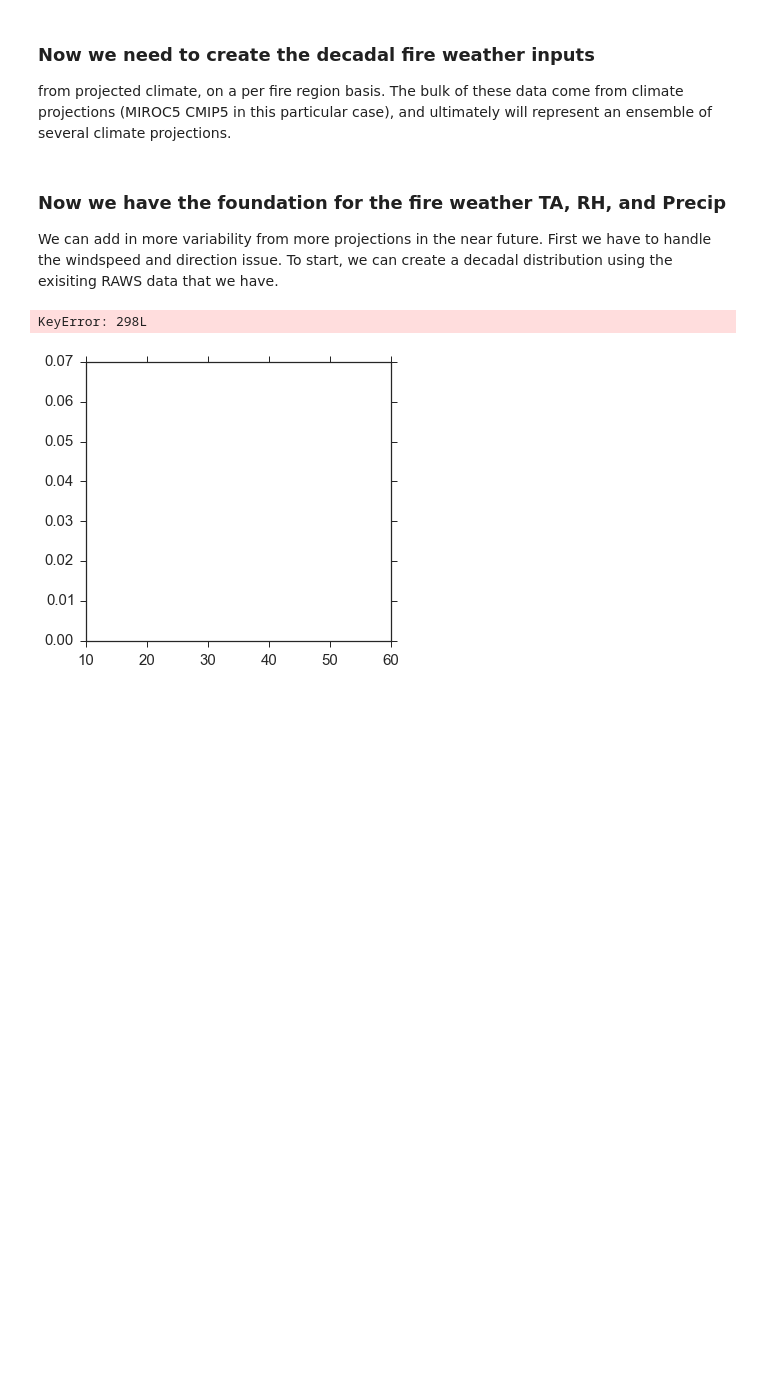
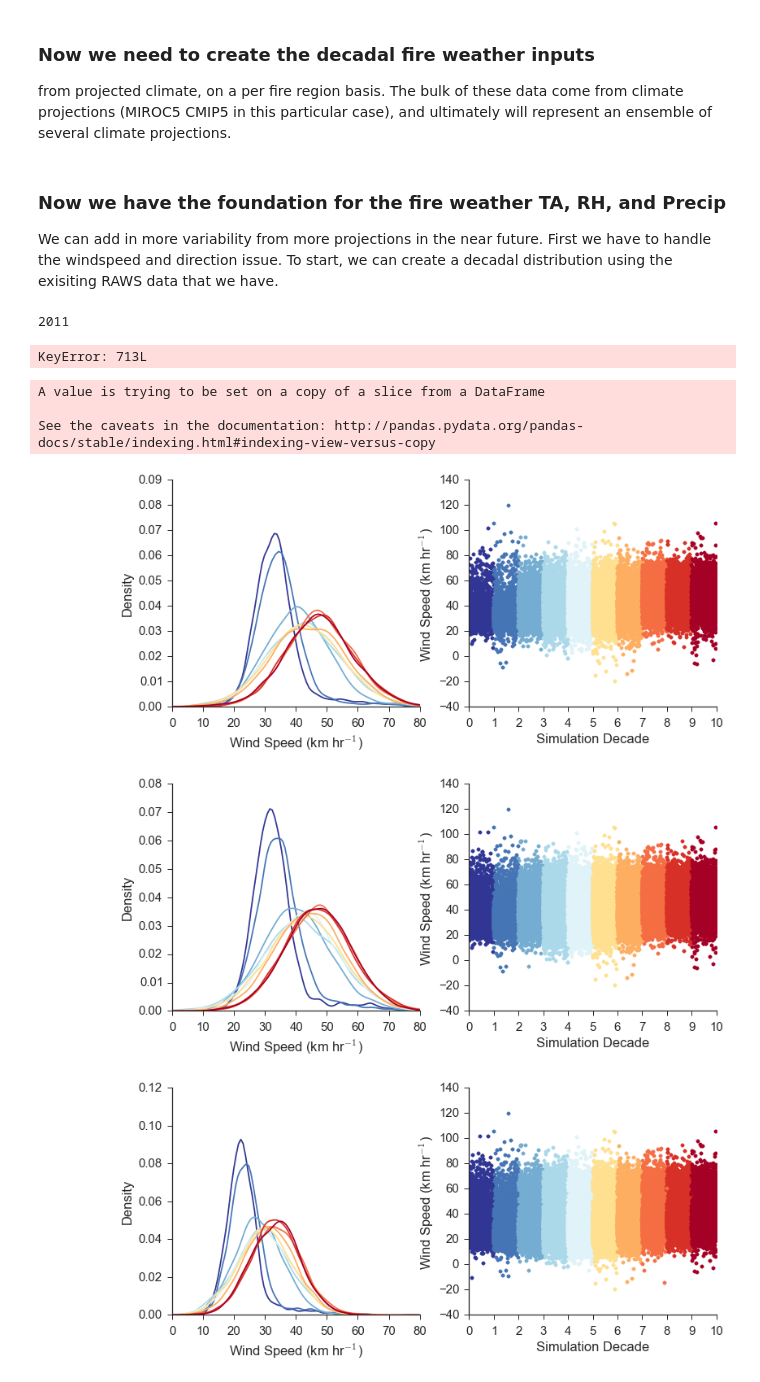
Before and after one commit to djkrofch/SantaFe_Fireshed, a Jupyter notebook: SF_Fireshed_Prep.ipynb, the cells around one changed output. Saved outputs shown, nothing was run; the diff lists cells and outputs as text; code cells hidden in the pictures; blank space fills up the shorter version.

Commit message:
Finished decadal wind creation

```diff
--- a/SF_Fireshed_Prep.ipynb
+++ b/SF_Fireshed_Prep.ipynb
@@ -1118,8 +1118,18 @@ RH = (rhmin + rhmax) / 2
 # %% [markdown]
 ### Now we have the foundation for the fire weather TA, RH, and Precip
 We can add in more variability from more projections in the near future. First we have to handle the windspeed and direction issue. To start, we can create a decadal distribution using the exisiting RAWS data that we have.
+# %%
+random.choice(np.unique(FRS.year))
+# %% [output]
+2011
+# %%
+pd.DataFrame(dict(winds = FRS[FRS.year == random.choice(FRS.year)]))
+# %% [output]
+KeyError: 713L
 # %%
-pecentiles = [0.5, 0.55, 0.6, 0.65, 0.7, 0.75, 0.8, 0.85, 0.9, 0.95]
+import random
+
+pecentiles = [0.3, 0.35, 0.5, 0.55, 0.60, 0.65, 0.7, 0.75, 0.75, 0.75]
 percentileMap = ['#a50026','#d73027','#f46d43','#fdae61','#fee090','#e0f3f8','#abd9e9','#74add1','#4575b4','#313695']
 FireRegions = ['FR1','FR2','FR3']
 
@@ -1129,7 +1139,7 @@ allSevereFR = [FR1_S, FR2_S, FR3_S]
 for FR in [FR1, FR2, FR3]:
 
     # Select severe FW given the current fire region
-    FRS =
+    FRS = allSevereFR[regionIDX]
     # Add in some years of severe wind data
     FR_winds = FR.windspeed.append(FRS[FRS.year >= 2010].windspeed)
 
@@ -1143,22 +1153,22 @@ for FR in [FR1, FR2, FR3]:
     for percent in pecentiles:
 
         if percent < 0.6:
+            decadalMean = sortedWind[np.isclose(p, percent, rtol = 0.9)].mean()
+            decadalStd = sortedWind[np.isclose(p, percent, rtol = 0.9)].std()
+        elif (percent <= 0.65) & (percent > 0.5):
+            decadalMean = sortedWind[np.isclose(p, percent, rtol = 0.8)].mean()
+            decadalStd = sortedWind[np.isclose(p, percent, rtol = 0.8)].std()
+        elif percent == 0.7:
             decadalMean = sortedWind[np.isclose(p, percent, rtol = 0.7)].mean()
             decadalStd = sortedWind[np.isclose(p, percent, rtol = 0.7)].std()
-        elif (percent <= 0.65) & (percent > 0.5):
+
+        else:
             decadalMean = sortedWind[np.isclose(p, percent, rtol = 0.5)].mean()
             decadalStd = sortedWind[np.isclose(p, percent, rtol = 0.5)].std()
-        elif percent == 0.7:
-            decadalMean = sortedWind[np.isclose(p, percent, rtol = 0.4)].mean()
-            decadalStd = sortedWind[np.isclose(p, percent, rtol = 0.4)].std()
-
-        else:
-            decadalMean = sortedWind[np.isclose(p, percent, rtol = 0.2)].mean()
-            decadalStd = sortedWind[np.isclose(p, percent, rtol = 0.2)].std()
         decadalWind = pd.DataFrame(dict(winds = np.random.normal(loc=decadalMean, scale=decadalStd, size=365 * 9)))
 
         count, bins, ignored = plt.hist(decadalWind.winds, 30, normed=True, alpha = 0.00)
-        chanceHighWind = pd.DataFrame(dict(winds = FRS[FRS.year == random.choice(FRS.year)].windspeed))
+        chanceHighWind = pd.DataFrame(dict(winds = FRS[FRS.year == random.choice(np.unique(FRS.year))].windspeed))
         extremeWinds = pd.DataFrame(dict(winds = np.random.normal(loc=chanceHighWind.winds.mean(),
                                     scale=chanceHighWind.winds.std(), size=365)))
         decadalWind = decadalWind.append(extremeWinds)
@@ -1182,34 +1192,38 @@ for FR in [FR1, FR2, FR3]:
     sns.despine()
     ax1.set_xlabel('Wind Speed (km hr$^{-1}$)')
     ax1.set_ylabel('Density')
-    ax1.set_xlim([0,20])
+    ax1.set_xlim([0,80])
     #allWinds = allWinds.reset_index()
     ax2 = fig1.add_subplot(122)
     for region in np.unique(allWinds.FireRegion):
         allWindsFR = allWinds[allWinds.FireRegion == region]
 
         for decade in np.unique(allWindsFR.decade):
             thisDecade = allWindsFR[allWindsFR.decade == decade]
             ax2.scatter(y = thisDecade.wind, x = thisDecade.windIndex,
                                 color = np.flipud(percentileMap)[decade])
             ax2.set_xlim([0, 36500])
             sns.set_style('ticks')
 
         ax1.annotate('First decade', xy=(4.7, 0.17), xycoords='data',
                     xytext=(-50, 30), textcoords='offset points', size = 15,
                     arrowprops=dict(arrowstyle="->")
                     )
         ax1.annotate('Last decade', xy=(12, 0.21), xycoords='data',
                     xytext=(-50, 30), textcoords='offset points', size = 15,
                     arrowprops=dict(arrowstyle="->")
                     )
 
 
         ax2.set_ylabel('Wind Speed (km hr$^{-1}$)')
         ax2.set_xlabel('Simulation Decade')
         ax2.set_xticks(np.linspace(0, allWindsFR.wind.size, 11))
         ax2.set_xticklabels(['0','1','2','3','4','5','6','7','8','9','10'])
         sns.despine()
 # %% [output]
-KeyError: 298L
+A value is trying to be set on a copy of a slice from a DataFrame
+
+See the caveats in the documentation: http://pandas.pydata.org/pandas-docs/stable/indexing.html#indexing-view-versus-copy
-[figure, old version]
+[figure, new version]
+[figure, added]
+[figure, added]
```
